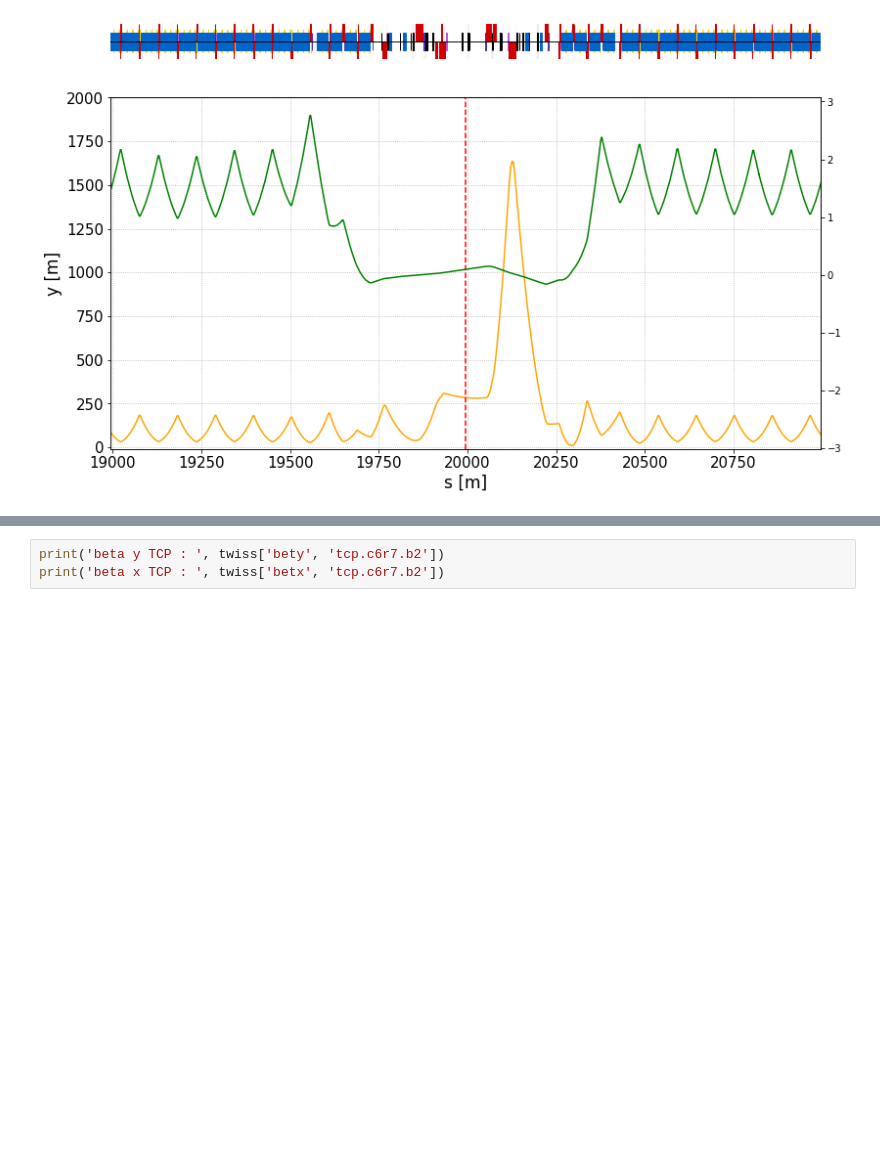
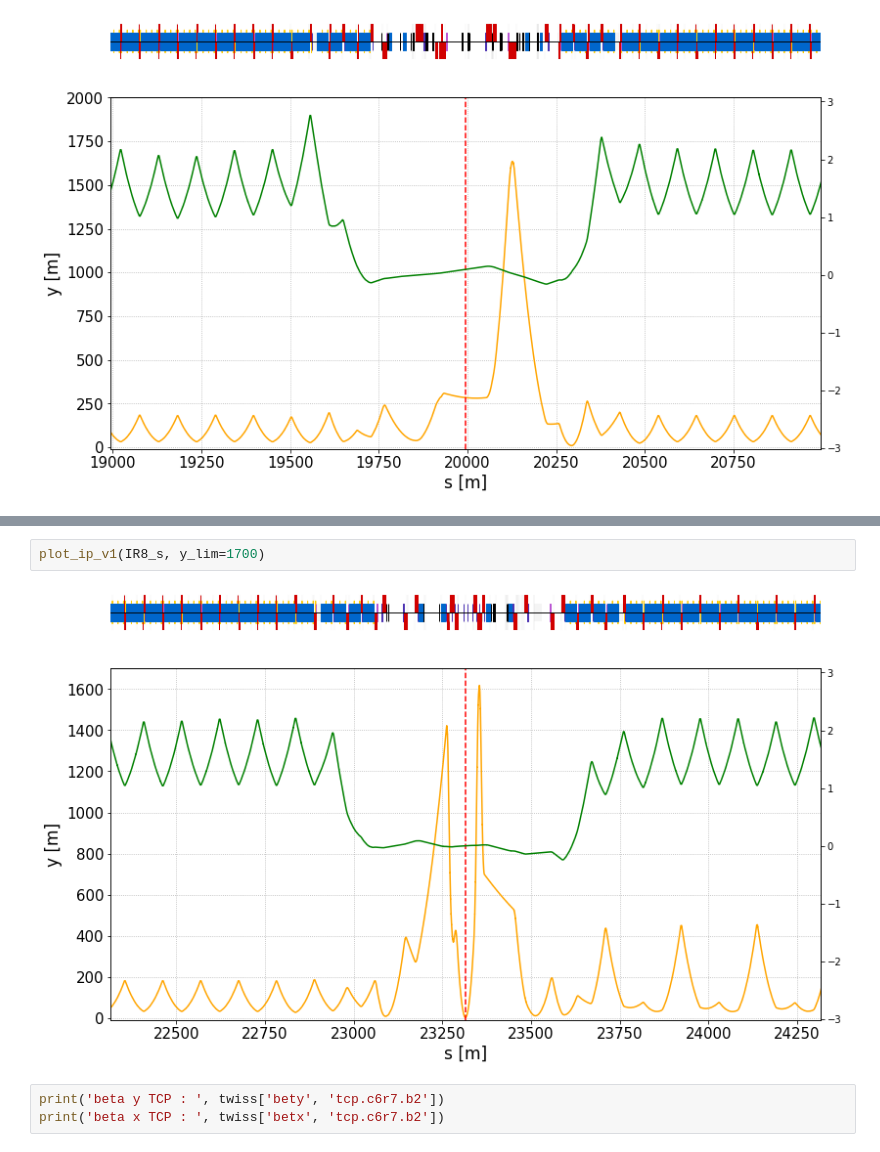
Before and after one commit to chiaramaccani/two_cryst_sim, a Jupyter notebook: Inspect_line.ipynb, the cells around one changed output, grey strips where cells are left out. Saved outputs shown, nothing was run; the diff lists cells and outputs as text; blank space fills up the shorter version.

```diff
--- a/Inspect_line.ipynb
+++ b/Inspect_line.ipynb
@@ -602,3 +675,7 @@ plot_ip(IR5_s, y_lim=20000)
+# %%
+plot_ip_v1(IR8_s, y_lim=1700)
+# %% [output]
+[figure, added]
 # %%
 print('beta y TCP : ', twiss['bety', 'tcp.c6r7.b2'])
 print('beta x TCP : ', twiss['betx', 'tcp.c6r7.b2'])
```
Also changed, not shown: parts of 13 cells of this notebook, 44 other files.
